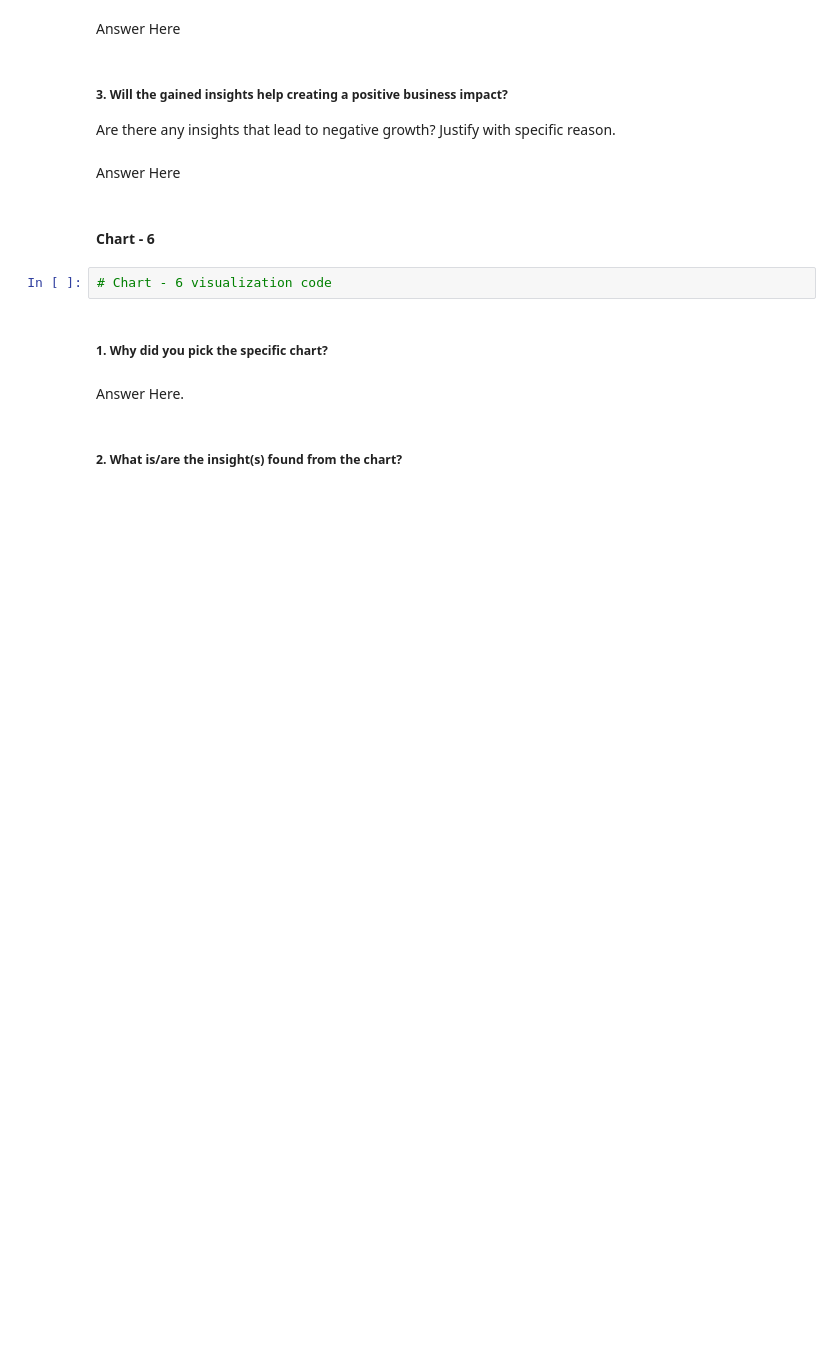
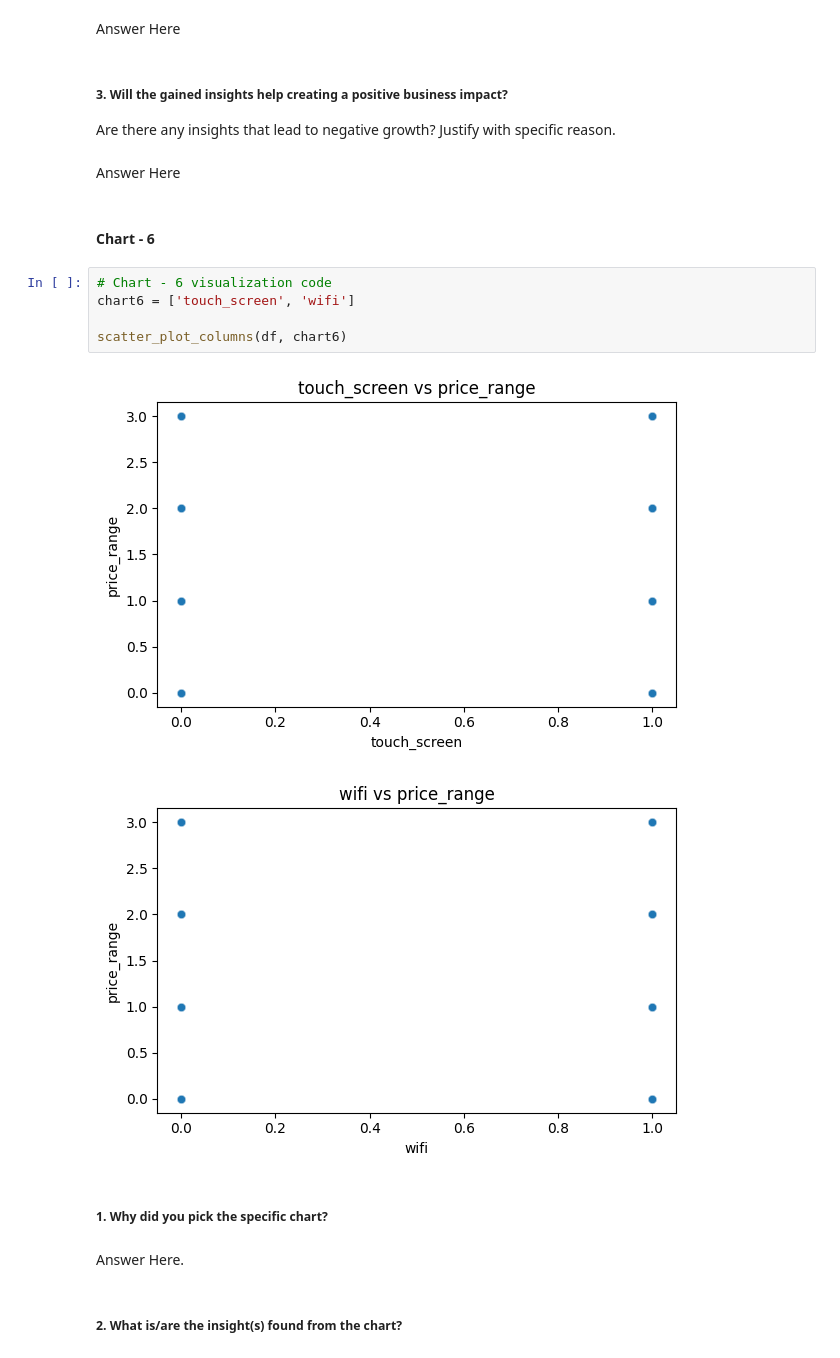
Before and after one commit to varuncode01/ST_Project3, a Jupyter notebook: ML_Project3.ipynb, the cells around one changed output. Drawn from its saved outputs; the diff is of its cells as text; blank space fills up the shorter version.

```diff
--- a/ML_Project3.ipynb
+++ b/ML_Project3.ipynb
@@ -602,6 +609,12 @@ Answer Here
 #### Chart - 6
 # %%
 # Chart - 6 visualization code
+chart6 = ['touch_screen', 'wifi']
+
+scatter_plot_columns(df, chart6)
+# %% [output]
+[figure, added]
+[figure, added]
 # %% [markdown]
 ##### 1. Why did you pick the specific chart?
 # %% [markdown]
```
Also changed, not shown: parts of 10 cells of this notebook.
